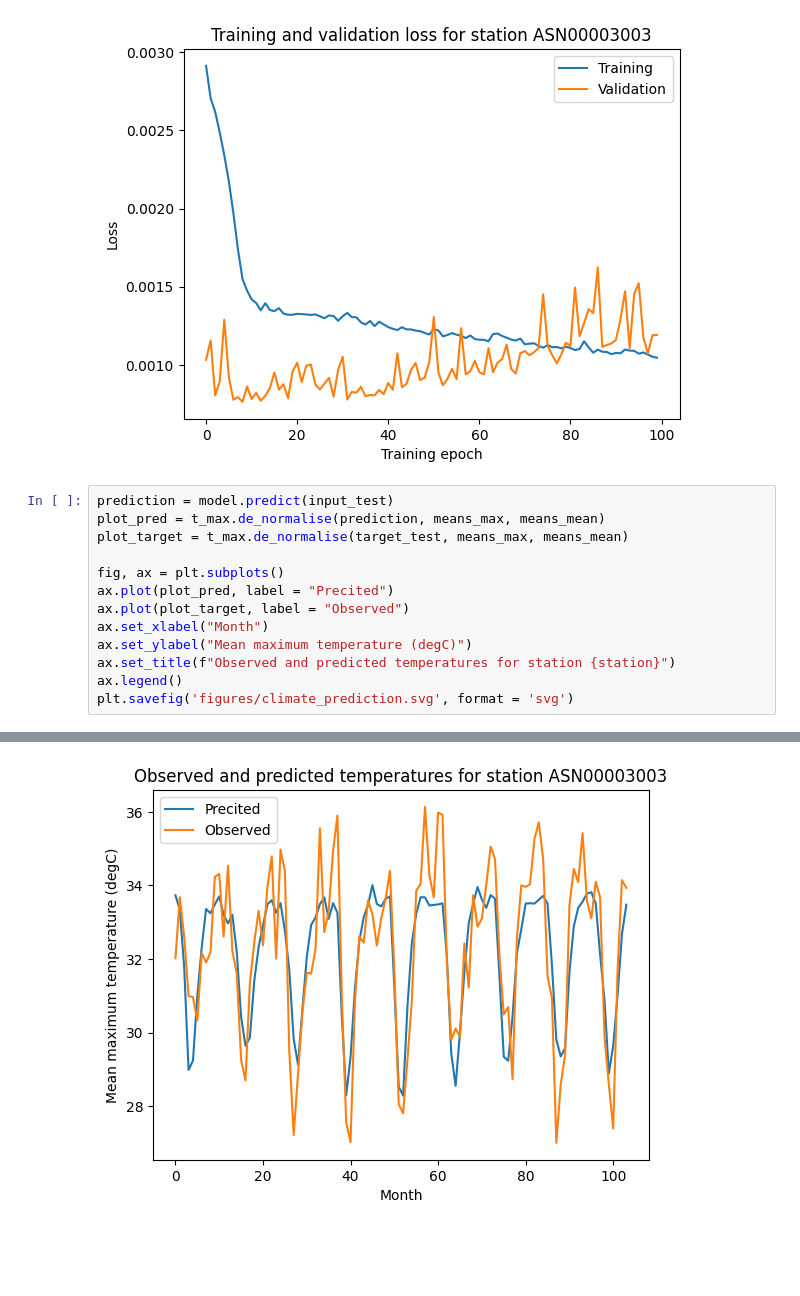
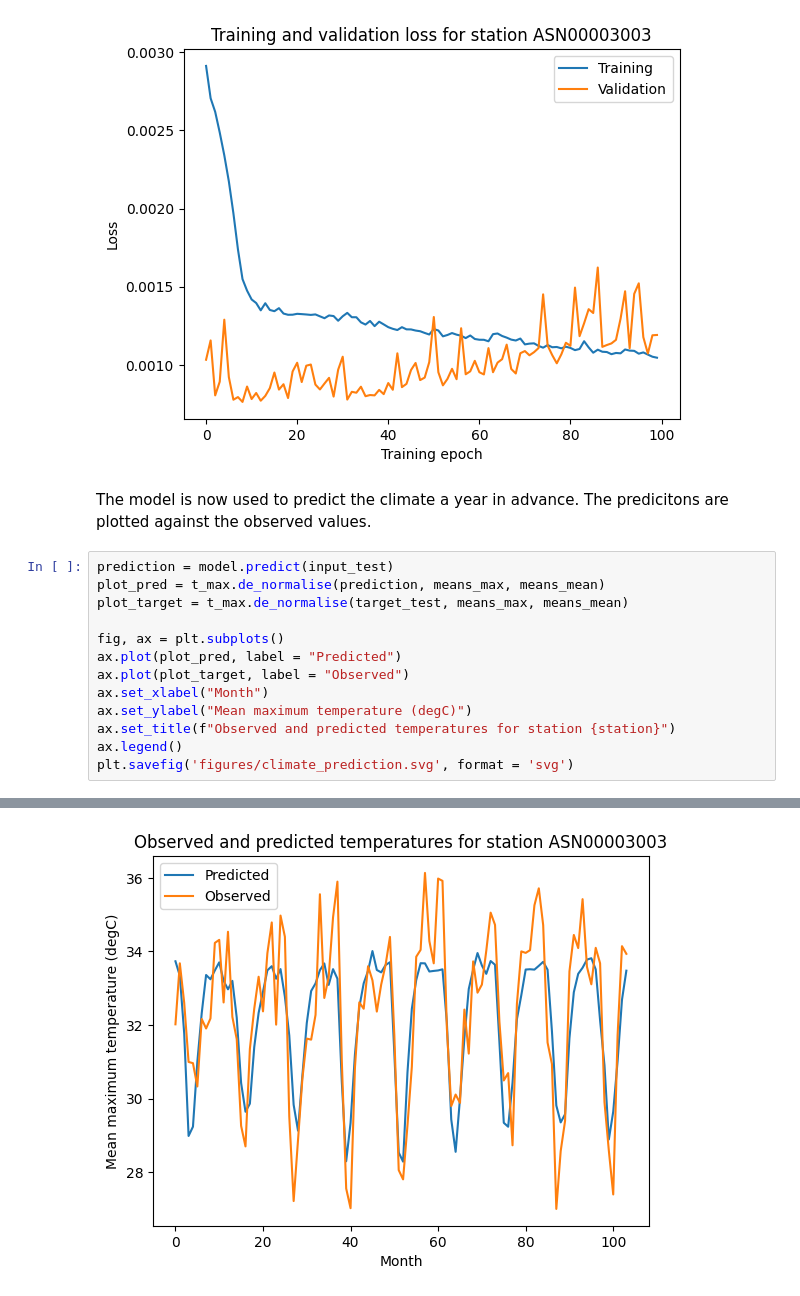
Before and after one commit to rhtweedie/ghcnd_ml, a Jupyter notebook: RNN_country_climate.ipynb, the cells around one changed output, grey strips where cells are left out. Drawn from its saved outputs; the diff is of its cells as text; blank space fills up the shorter version.

```diff
--- a/RNN_country_climate.ipynb
+++ b/RNN_country_climate.ipynb
@@ -211,13 +210,15 @@ ax.legend()
 plt.savefig('figures/climate_loss.svg', format = 'svg')
 # %% [output]
 [figure]
+# %% [markdown]
+The model is now used to predict the climate a year in advance. The predicitons are plotted against the observed values.
 # %%
 prediction = model.predict(input_test)
 plot_pred = t_max.de_normalise(prediction, means_max, means_mean)
 plot_target = t_max.de_normalise(target_test, means_max, means_mean)
 
 fig, ax = plt.subplots()
-ax.plot(plot_pred, label = "Precited")
+ax.plot(plot_pred, label = "Predicted")
 ax.plot(plot_target, label = "Observed")
 ax.set_xlabel("Month")
 ax.set_ylabel("Mean maximum temperature (degC)")
@@ -229 +230 @@ plt.savefig('figures/climate_prediction.svg', format = 'svg')
-[figure, old version]
+[figure, new version]
```
Also changed, not shown: parts of 5 cells of this notebook, 1 other file.
